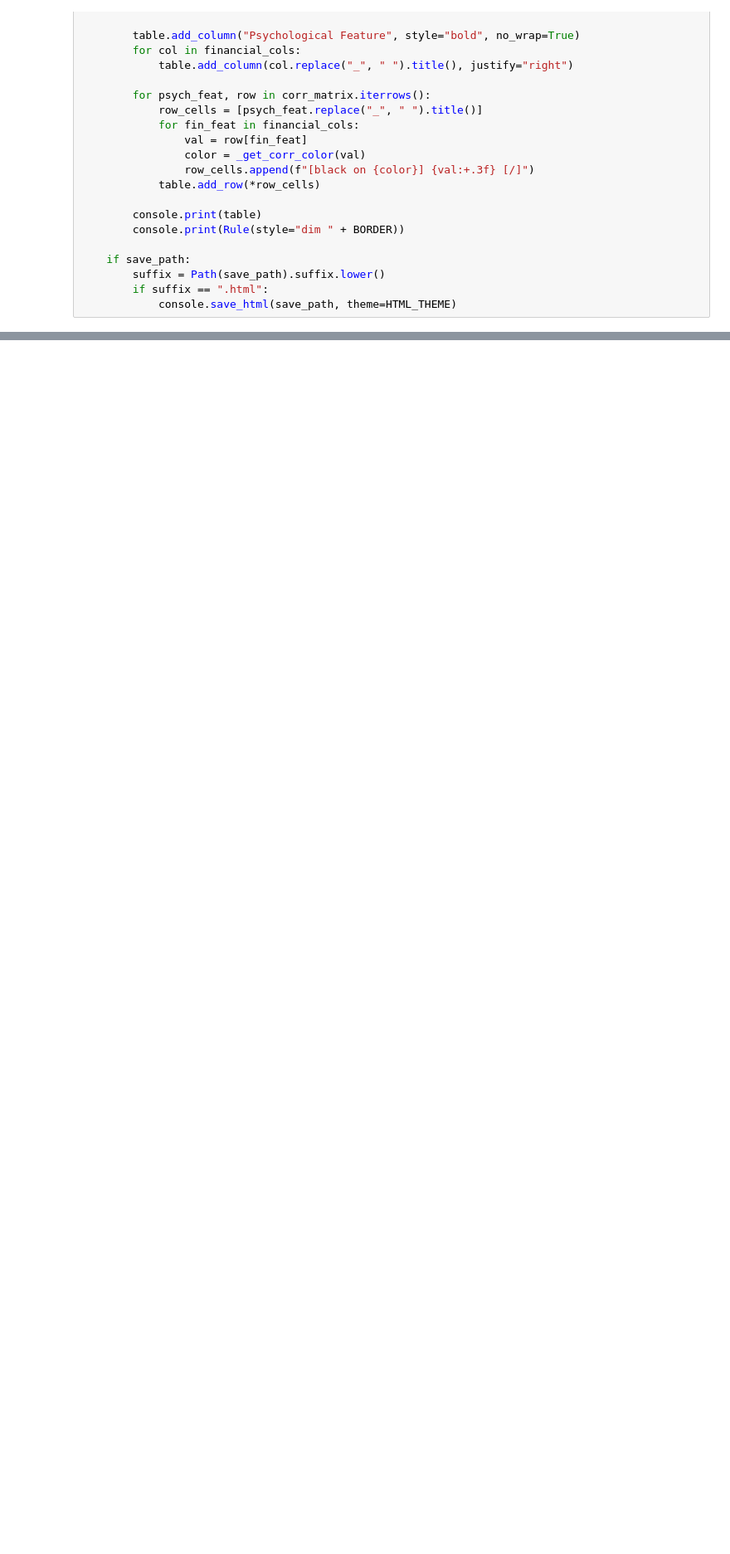
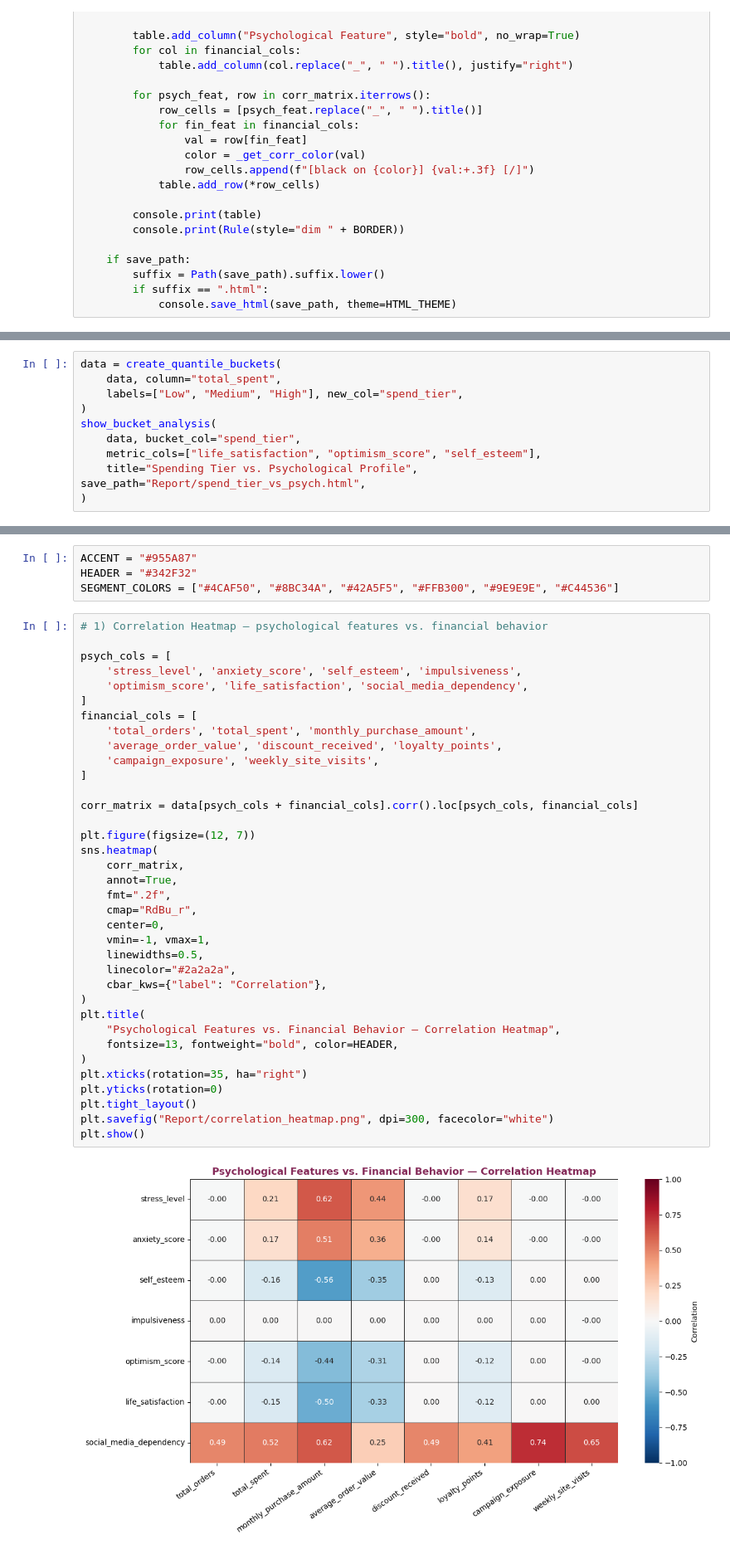
Before and after one commit to Sara-xv/Customer-Psychology-Sales, a Jupyter notebook: i.ipynb, the cells around one changed output, grey strips where cells are left out. Shown at 83% size. Cells and saved outputs as stored; diff of their text form; blank space fills up the shorter version.

```diff
--- a/i.ipynb
+++ b/i.ipynb
@@ -973,0 +1389,10 @@ analyze_segmented_correlation(
+# %%
+data = create_quantile_buckets(
+    data, column="total_spent",
+    labels=["Low", "Medium", "High"], new_col="spend_tier",
+)
+show_bucket_analysis(
+    data, bucket_col="spend_tier",
+    metric_cols=["life_satisfaction", "optimism_score", "self_esteem"],
+    title="Spending Tier vs. Psychological Profile", save_path="Report/spend_tier_vs_psych.html",
+)
@@ -973,0 +1421,42 @@ analyze_segmented_correlation(
+# %%
+ACCENT = "#955A87"
+HEADER = "#342F32"
+SEGMENT_COLORS = ["#4CAF50", "#8BC34A", "#42A5F5", "#FFB300", "#9E9E9E", "#C44536"]
+# %%
+# 1) Correlation Heatmap — psychological features vs. financial behavior
+
+psych_cols = [
+    'stress_level', 'anxiety_score', 'self_esteem', 'impulsiveness',
+    'optimism_score', 'life_satisfaction', 'social_media_dependency',
+]
+financial_cols = [
+    'total_orders', 'total_spent', 'monthly_purchase_amount',
+    'average_order_value', 'discount_received', 'loyalty_points',
+    'campaign_exposure', 'weekly_site_visits',
+]
+
+corr_matrix = data[psych_cols + financial_cols].corr().loc[psych_cols, financial_cols]
+
+plt.figure(figsize=(12, 7))
+sns.heatmap(
+    corr_matrix,
+    annot=True,
+    fmt=".2f",
+    cmap="RdBu_r",
+    center=0,
+    vmin=-1, vmax=1,
+    linewidths=0.5,
+    linecolor="#2a2a2a",
+    cbar_kws={"label": "Correlation"},
+)
+plt.title(
+    "Psychological Features vs. Financial Behavior — Correlation Heatmap",
+    fontsize=13, fontweight="bold", color=HEADER,
+)
+plt.xticks(rotation=35, ha="right")
+plt.yticks(rotation=0)
+plt.tight_layout()
+plt.savefig("Report/correlation_heatmap.png", dpi=300, facecolor="white")
+plt.show()
+# %% [output]
+[figure, added]
```
Also changed, not shown: parts of 24 cells of this notebook, 11 other files.
